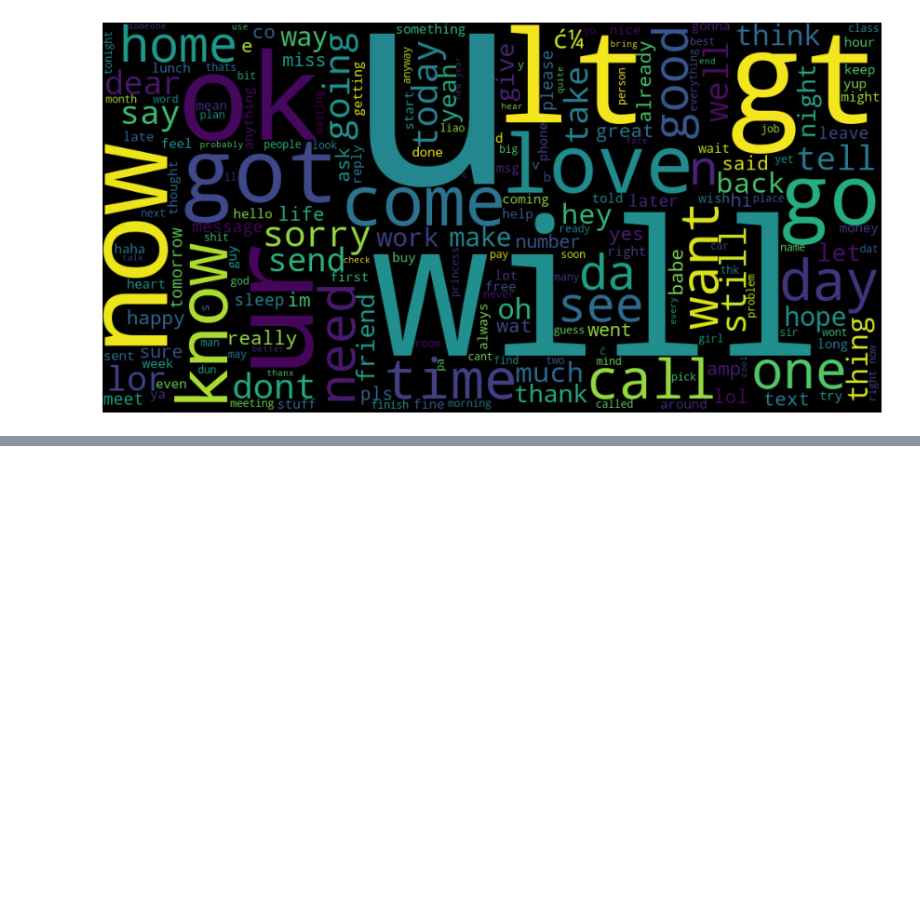
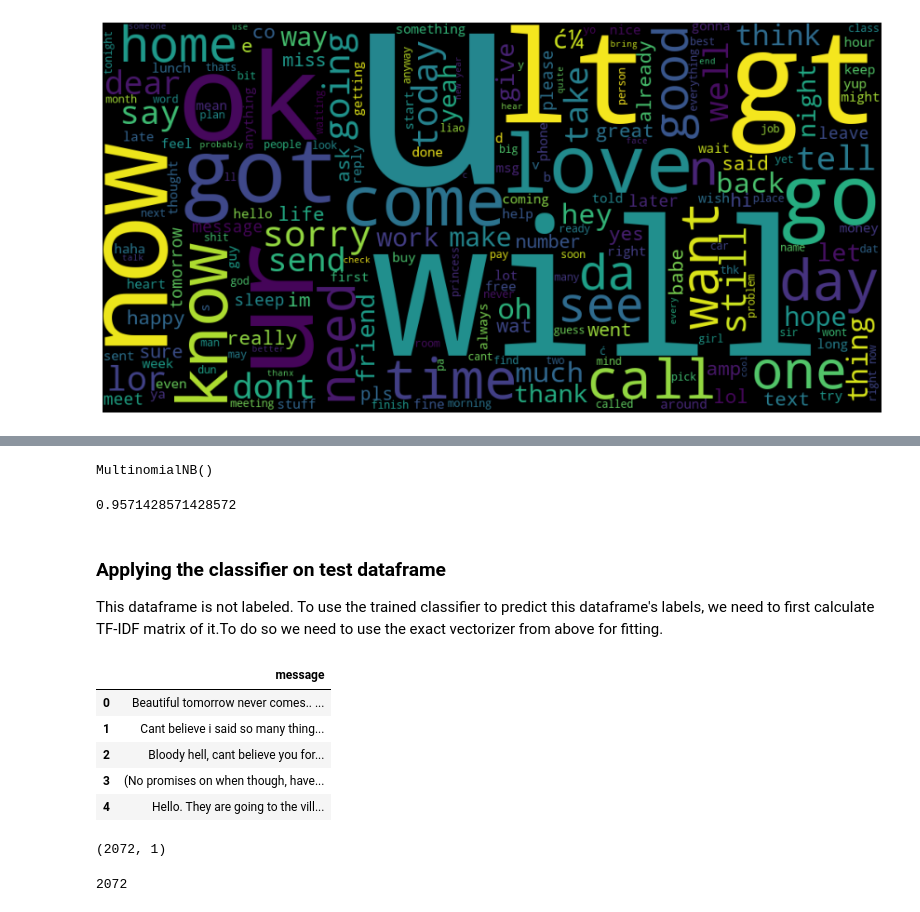
Before and after one commit to ErfanEbrahimiBazaz/spam_detection_with_nltk, a Jupyter notebook: spam detection.ipynb, the cells around one changed output, grey strips where cells are left out. Saved outputs shown, nothing was run; the diff lists cells and outputs as text; code cells hidden in the pictures; blank space fills up the shorter version.

```diff
--- a/spam detection.ipynb
+++ b/spam detection.ipynb
@@ -212,0 +286,14 @@ plt.close()
+# %%
+classifier = MultinomialNB()
+classifier.fit(features_train_transformed, y_train)
+# %% [output]
+MultinomialNB()
+# %%
+classifier.score(features_test_transformed, y_test)
+# %% [output]
+0.9571428571428572
+# %% [markdown]
+### Applying the classifier on test dataframe
+
+This dataframe is not labeled.
+To use the trained classifier to predict this dataframe's labels, we need to first calculate TF-IDF matrix of it.To do so we need to use the exact vectorizer from above for fitting.
@@ -212,0 +303,13 @@ plt.close()
+# %%
+df_test_nlbl.head()
+# %% [output]
+|  | message |
+| 0 | Beautiful tomorrow never comes.. ... |
+| 1 | Cant believe i said so many thing... |
+| 2 | Bloody hell, cant believe you for... |
+| 3 | (No promises on when though, have... |
+| 4 | Hello. They are going to the vill... |
+# %%
+df_test_nlbl.shape
+# %% [output]
+(2072, 1)
@@ -212,0 +323,4 @@ plt.close()
+# %%
+len(predicted_vals)
+# %% [output]
+2072
```
Also changed, not shown: parts of 26 cells of this notebook.
